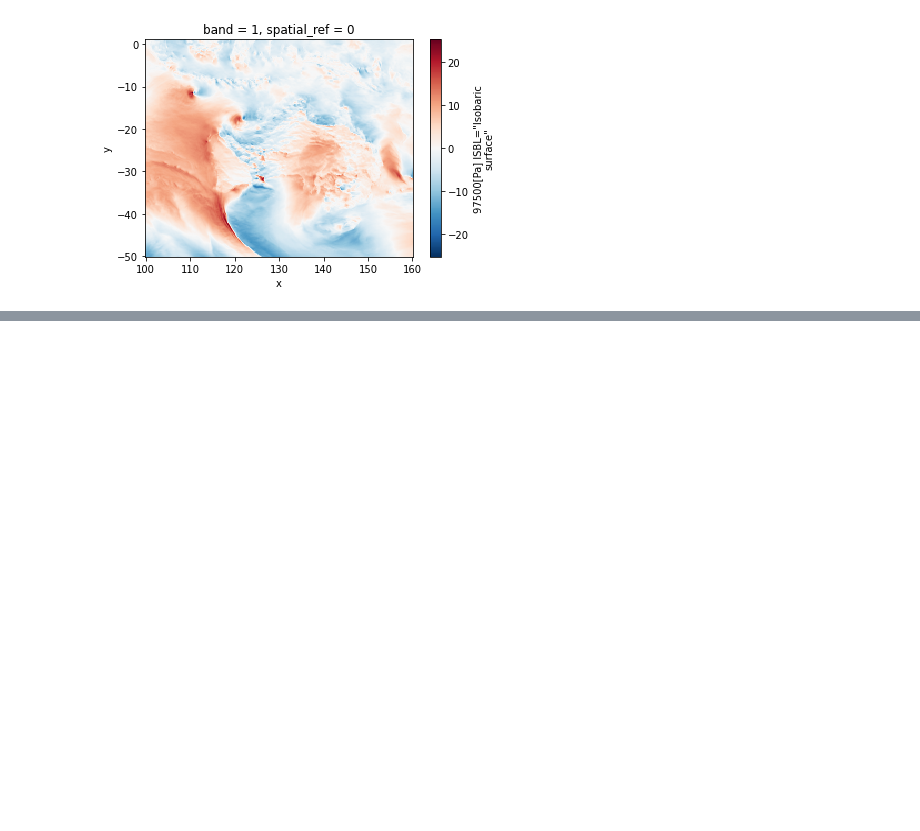
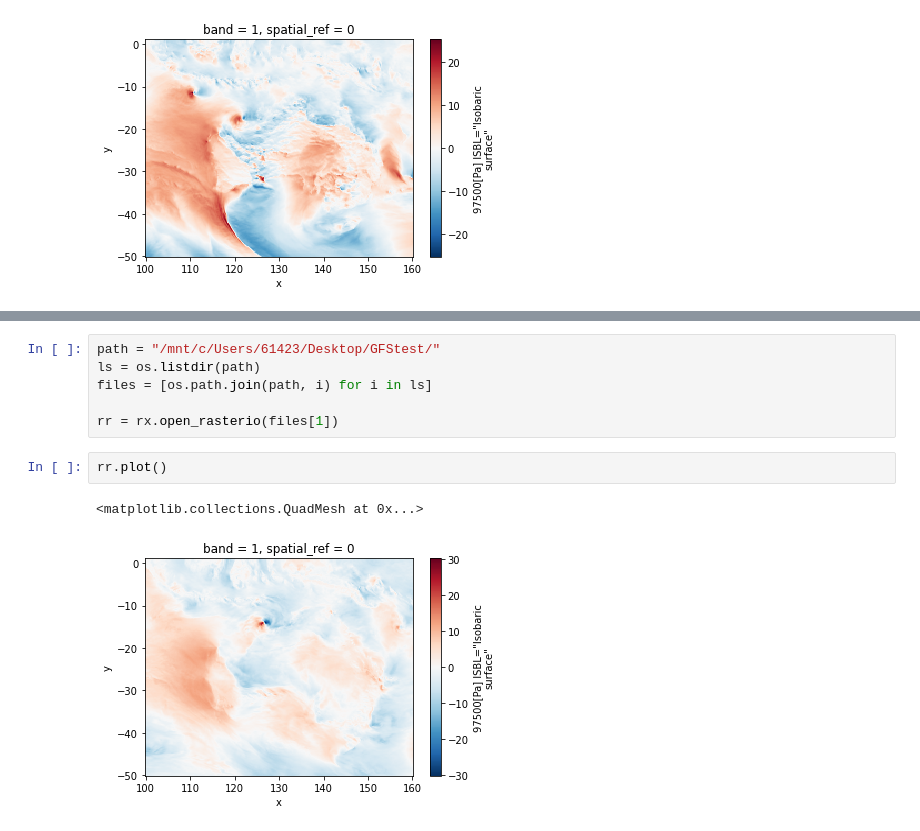
Before and after one commit to cesaraustralia/WindDispersalForecastTool, a Jupyter notebook: Scripts/GFS_data_download.ipynb, the cells around one changed output, grey strips where cells are left out. Cells and saved outputs as stored; diff of their text form; blank space fills up the shorter version.

```diff
--- a/Scripts/GFS_data_download.ipynb
+++ b/Scripts/GFS_data_download.ipynb
@@ -70,0 +98,11 @@ download_wind(date = [20220302], nforecast = 10, outdir = "/home/rvalavi/Downloa
+# %%
+path = "/mnt/c/Users/61423/Desktop/GFStest/"
+ls = os.listdir(path)
+files = [os.path.join(path, i) for i in ls]
+
+rr = rx.open_rasterio(files[1])
+# %%
+rr.plot()
+# %% [output]
+<matplotlib.collections.QuadMesh at 0x...>
+[figure, added]
```
Also changed, not shown: parts of 10 cells of this notebook, 1 other file.
